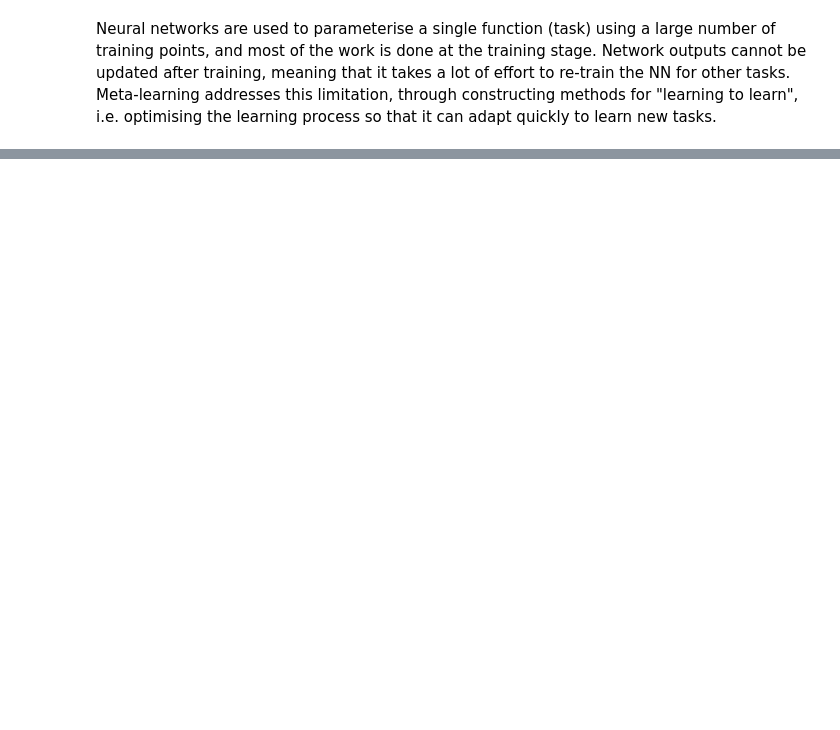
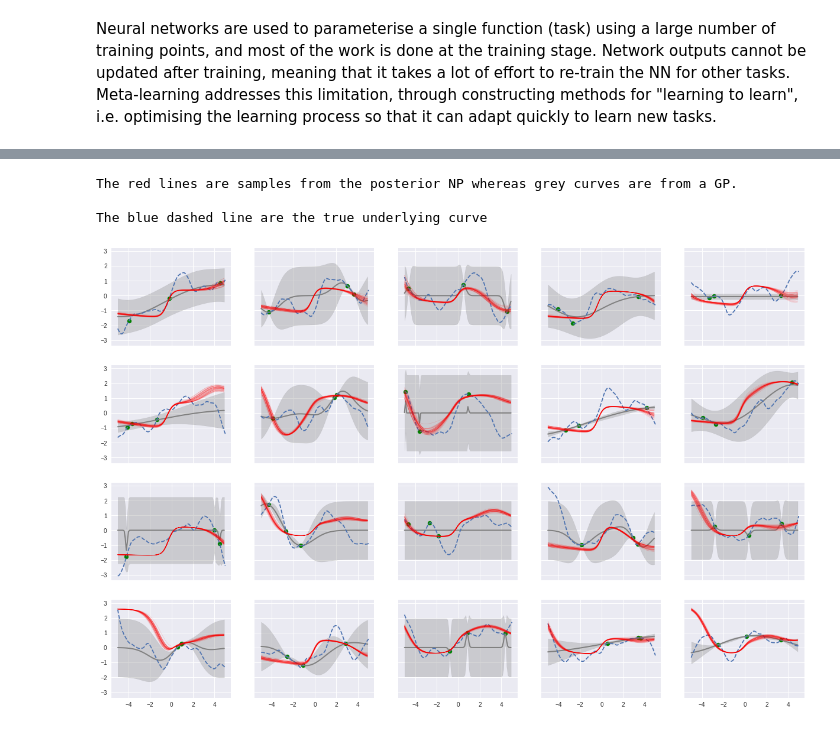
Before and after one commit to JTT94/neural_processes, a Jupyter notebook: notebooks/np.ipynb, the cells around one changed output, grey strips where cells are left out. Saved outputs shown, nothing was run; the diff lists cells and outputs as text; code cells hidden in the pictures; blank space fills up the shorter version.

```diff
--- a/notebooks/np.ipynb
+++ b/notebooks/np.ipynb
@@ -18,0 +141,11 @@ Neural networks are used to parameterise a single function (task) using a large
+# %%
+#@title Plot posterior samples
+
+print("The red lines are samples from the posterior NP whereas grey curves are from a GP. \n")
+print("The blue dashed line are the true underlying curve")
+Image('../GP_exp2.png', width=1000)
+# %% [output]
+The red lines are samples from the posterior NP whereas grey curves are from a GP.
+
+The blue dashed line are the true underlying curve
+[figure, added]
```
Also changed, not shown: parts of 31 cells of this notebook.
